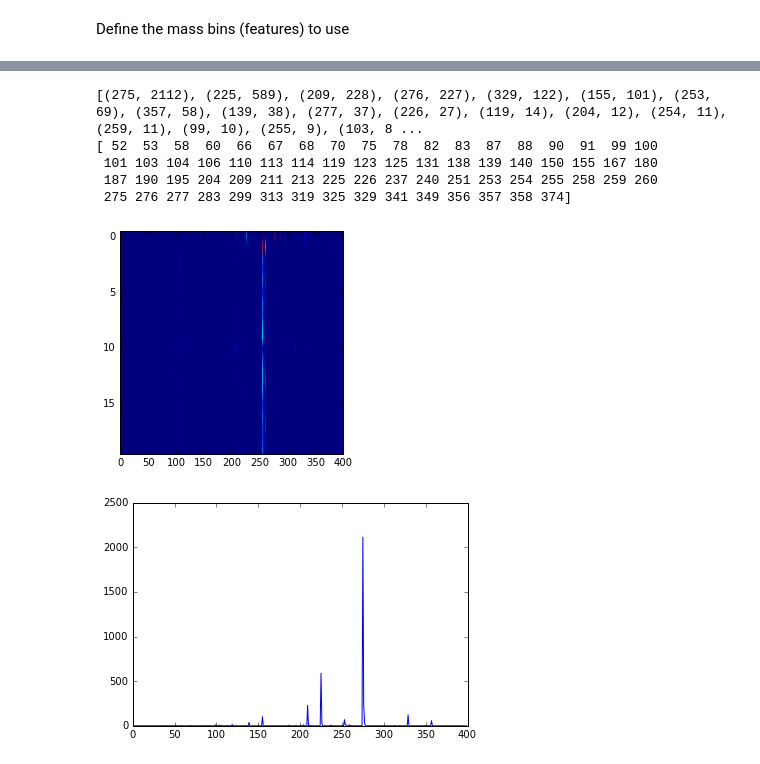
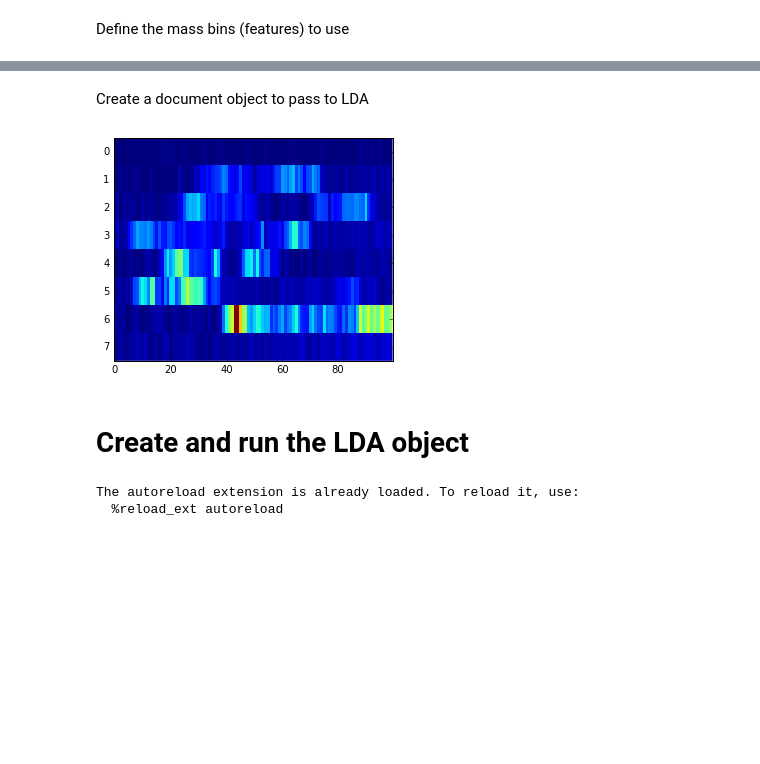
Before and after one commit to sdrogers/inklda, a Jupyter notebook: notebooks/Initial_data_processing.ipynb, the cells around one changed output, grey strips where cells are left out. Cells and saved outputs as stored; diff of their text form; code cells hidden in the pictures; blank space fills up the shorter version.

```diff
--- a/notebooks/Initial_data_processing.ipynb
+++ b/notebooks/Initial_data_processing.ipynb
@@ -130,11 +72,0 @@ beta = 1.0
-# %%
-W = len(bins)
-topic_word_counts = {}
-topic_word_counts = np.zeros((K,W),np.int)
-
-for coord in docs:
-    doc = docs[coord]
-    for word in doc:
-        membs = doc[word]
-        for m in membs:
-            topic_word_counts[m][word] += 1
@@ -184,21 +73,47 @@ Sample 99
-# %%
-plt.imshow(topic_word_counts,aspect=20)
-plt.figure()
-plt.plot(topic_word_counts[0,:])
-words = np.nonzero(topic_word_counts[0,:]>0)[0]
-
-wc = []
-for w in range(W):
-    wc.append((w,topic_word_counts[0,w]))
-
-wc = sorted(wc,key = lambda x: x[1],reverse=True)
-print wc
-print words
-# %% [output]
-[(275, 2112), (225, 589), (209, 228), (276, 227), (329, 122), (155, 101), (253, 69), (357, 58), (139, 38), (277, 37), (226, 27), (119, 14), (204, 12), (254, 11), (259, 11), (99, 10), (255, 9), (103, 8 ...
-[ 52  53  58  60  66  67  68  70  75  78  82  83  87  88  90  91  99 100
- 101 103 104 106 110 113 114 119 123 125 131 138 139 140 150 155 167 180
- 187 190 195 204 209 211 213 225 226 237 240 251 253 254 255 258 259 260
- 275 276 277 283 299 313 319 325 329 341 349 356 357 358 374]
-[figure, removed]
-[figure, removed]
+# %% [markdown]
+Create a document object to pass to LDA
+# %%
+norm_max = 200 # all intensities are turned into integers between 0 and this value
+
+# Define which image columns to look at
+startcol = 360
+endcol = 460
+
+# Extract the sub image
+sub_image = image_array[:,startcol:endcol,:]
+# Plot it to check it is correct (275 will only work for b and e)
+plt.imshow(sub_image[:,:,275],aspect=10,interpolation='None')
+
+# Find the maximum intensity for normalisation
+max_intensity = sub_image.max()
+
+# Find the size of everything
+nrows,ncols,nwords = sub_image.shape
+
+words = []
+for bin in range(len(bins)):
+    words.append(str(bin))
+
+# Create the corpus object to pass to LDA
+# it is a dictionary of documents. Each document value is a dictionary of words where each word value is the count
+corpus = {}
+
+for row in range(nrows):
+    for col in range(ncols):
+        coord = (row,col)
+        newdoc = {}
+        for bin in range(len(bins)):
+            if sub_image[row,col,bin] > 0:
+                intensity = int(norm_max*1.0*sub_image[row,col,bin]/max_intensity)
+                newdoc[words[bin]] = intensity
+        corpus[coord] = newdoc
+# %% [output]
+[figure, added]
+# %% [markdown]
+Create and run the LDA object
+==
+# %%
+l = LDA(corpus)
+# %% [output]
+The autoreload extension is already loaded. To reload it, use:
+  %reload_ext autoreload
```
Also changed, not shown: parts of 28 cells of this notebook.
